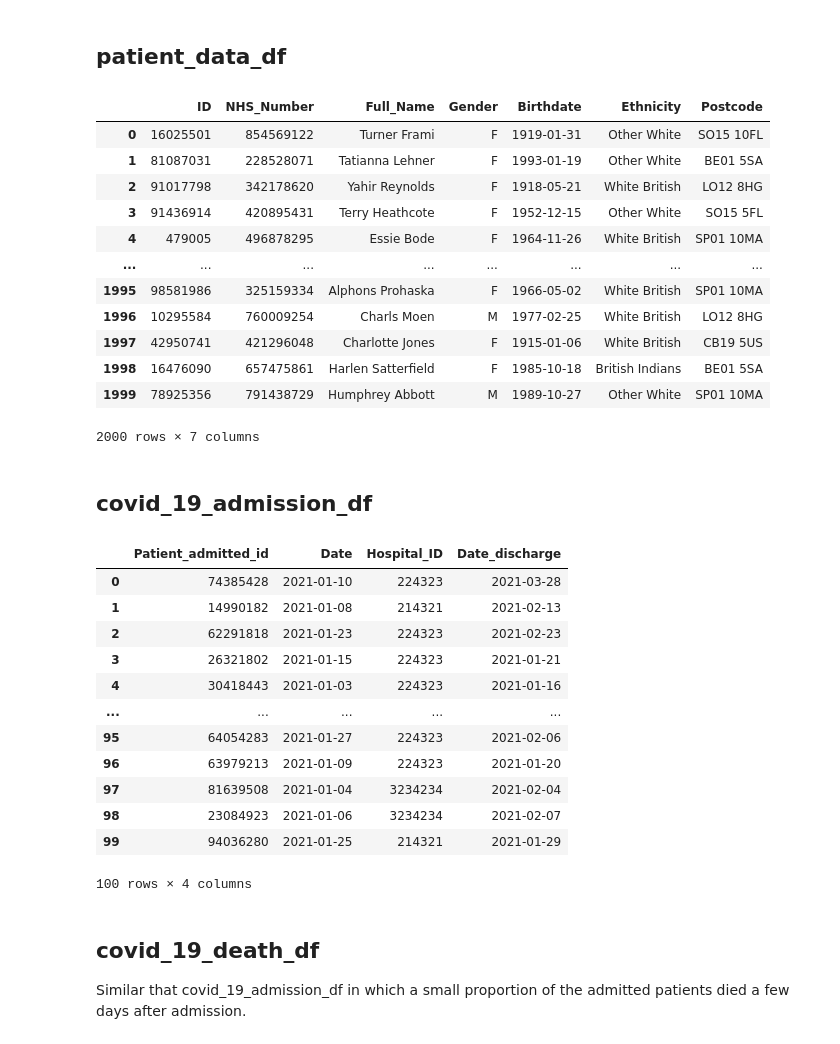
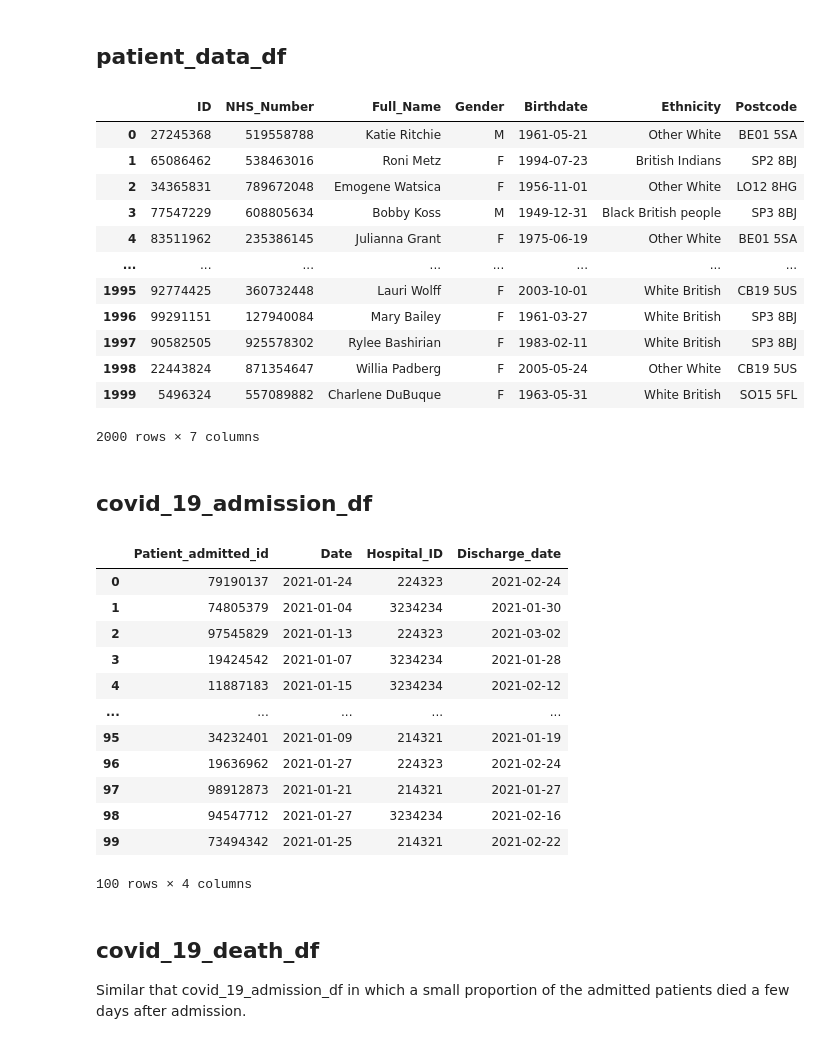
Before and after one commit to Manuel-DominguezCBG/SQL2Dashboard, a Jupyter notebook: Fake_database/1_Creating_the_fake_database.ipynb, the cells around one changed output. Drawn from its saved outputs; the diff is of its cells as text; code cells hidden in the pictures.

```diff
--- a/Fake_database/1_Creating_the_fake_database.ipynb
+++ b/Fake_database/1_Creating_the_fake_database.ipynb
@@ -115,34 +115,34 @@ def random_dates(start, end, size):
 # %%
 # Empty df with headers
 patients_admitted = pd.DataFrame(columns=['ID', 'NHS_Number','Full_Name','Gender', 'Birthdate', 'Ethnicity', 'Postcode'])
 
 # Populate the dataframe with the functions created above.
 patients_admitted['ID'] = random_id(size)
 patients_admitted['NHS_Number'] = random_NHS_number(size)
 patients_admitted['first_names'] = random_names('first_names', size)
 patients_admitted['last_names'] = random_names('last_names', size)
 patients_admitted['Full_Name'] = patients_admitted['first_names']  + ' ' + patients_admitted['last_names']
 del patients_admitted['first_names']
 del patients_admitted['last_names']
 patients_admitted['Gender'] = random_genders(size)
-patients_admitted['Birthdate'] = random_dates(start=pd.to_datetime('1900-01-01'), end=pd.to_datetime('2008-01-01'),
+patients_admitted['Birthdate'] = random_dates(start=pd.to_datetime('1936-01-01'), end=pd.to_datetime('2019-01-01'),
                                               size=size)
 patients_admitted['Ethnicity'] = random_Ethnicity(size)
 patients_admitted['Postcode'] = random_Postcode(size)
 patients_admitted
 # %% [output]
 |  | ID | NHS_Number | Full_Name | Gender | Birthdate | Ethnicity | Postcode |
-| 0 | 16025501 | 854569122 | Turner Frami | F | 1919-01-31 | Other White | SO15 10FL |
-| 1 | 81087031 | 228528071 | Tatianna Lehner | F | 1993-01-19 | Other White | BE01 5SA |
-| 2 | 91017798 | 342178620 | Yahir Reynolds | F | 1918-05-21 | White British | LO12 8HG |
-| 3 | 91436914 | 420895431 | Terry Heathcote | F | 1952-12-15 | Other White | SO15 5FL |
-| 4 | 479005 | 496878295 | Essie Bode | F | 1964-11-26 | White British | SP01 10MA |
+| 0 | 27245368 | 519558788 | Katie Ritchie | M | 1961-05-21 | Other White | BE01 5SA |
+| 1 | 65086462 | 538463016 | Roni Metz | F | 1994-07-23 | British Indians | SP2 8BJ |
+| 2 | 34365831 | 789672048 | Emogene Watsica | F | 1956-11-01 | Other White | LO12 8HG |
+| 3 | 77547229 | 608805634 | Bobby Koss | M | 1949-12-31 | Black British people | SP3 8BJ |
+| 4 | 83511962 | 235386145 | Julianna Grant | F | 1975-06-19 | Other White | BE01 5SA |
 | ... | ... | ... | ... | ... | ... | ... | ... |
-| 1995 | 98581986 | 325159334 | Alphons Prohaska | F | 1966-05-02 | White British | SP01 10MA |
-| 1996 | 10295584 | 760009254 | Charls Moen | M | 1977-02-25 | White British | LO12 8HG |
-| 1997 | 42950741 | 421296048 | Charlotte Jones | F | 1915-01-06 | White British | CB19 5US |
-| 1998 | 16476090 | 657475861 | Harlen Satterfield | F | 1985-10-18 | British Indians | BE01 5SA |
-| 1999 | 78925356 | 791438729 | Humphrey Abbott | M | 1989-10-27 | Other White | SP01 10MA |
+| 1995 | 92774425 | 360732448 | Lauri Wolff | F | 2003-10-01 | White British | CB19 5US |
+| 1996 | 99291151 | 127940084 | Mary Bailey | F | 1961-03-27 | White British | SP3 8BJ |
+| 1997 | 90582505 | 925578302 | Rylee Bashirian | F | 1983-02-11 | White British | SP3 8BJ |
+| 1998 | 22443824 | 871354647 | Willia Padberg | F | 2005-05-24 | Other White | CB19 5US |
+| 1999 | 5496324 | 557089882 | Charlene DuBuque | F | 1963-05-31 | White British | SO15 5FL |
 2000 rows × 7 columns
 # %%
 # To save this as CSV if neccesary
@@ -170,8 +170,9 @@ covid_19_admission_df['Patient_admitted_id'] = ID2df
 covid_19_admission_df['Date'] = random_dates(start=pd.to_datetime('2021-01-01'),
                                              end=pd.to_datetime('2021-01-31'), size=patients_admitted_length)
 
-
-
+# Discharge dates is created by generating random dates and adding to the date of admission
+dates = np.random.randint(3,50,len(covid_19_admission_df)).astype('timedelta64[D]')
+covid_19_admission_df["Discharge_date"] = covid_19_admission_df['Date'] + dates
 
 # So far, each hospital will get ramdon number of patients
 
@@ -180,18 +181,18 @@ covid_19_admission_df['Hospital_ID'] = np.random.choice(list(The_hospitals_list)
 
 covid_19_admission_df
 # %% [output]
-|  | Patient_admitted_id | Date | Hospital_ID | Date_discharge |
-| 0 | 74385428 | 2021-01-10 | 224323 | 2021-03-28 |
-| 1 | 14990182 | 2021-01-08 | 214321 | 2021-02-13 |
-| 2 | 62291818 | 2021-01-23 | 224323 | 2021-02-23 |
-| 3 | 26321802 | 2021-01-15 | 224323 | 2021-01-21 |
-| 4 | 30418443 | 2021-01-03 | 224323 | 2021-01-16 |
+|  | Patient_admitted_id | Date | Hospital_ID | Discharge_date |
+| 0 | 79190137 | 2021-01-24 | 224323 | 2021-02-24 |
+| 1 | 74805379 | 2021-01-04 | 3234234 | 2021-01-30 |
+| 2 | 97545829 | 2021-01-13 | 224323 | 2021-03-02 |
+| 3 | 19424542 | 2021-01-07 | 3234234 | 2021-01-28 |
+| 4 | 11887183 | 2021-01-15 | 3234234 | 2021-02-12 |
 | ... | ... | ... | ... | ... |
-| 95 | 64054283 | 2021-01-27 | 224323 | 2021-02-06 |
-| 96 | 63979213 | 2021-01-09 | 224323 | 2021-01-20 |
-| 97 | 81639508 | 2021-01-04 | 3234234 | 2021-02-04 |
-| 98 | 23084923 | 2021-01-06 | 3234234 | 2021-02-07 |
-| 99 | 94036280 | 2021-01-25 | 214321 | 2021-01-29 |
+| 95 | 34232401 | 2021-01-09 | 214321 | 2021-01-19 |
+| 96 | 19636962 | 2021-01-27 | 224323 | 2021-02-24 |
+| 97 | 98912873 | 2021-01-21 | 214321 | 2021-01-27 |
+| 98 | 94547712 | 2021-01-27 | 3234234 | 2021-02-16 |
+| 99 | 73494342 | 2021-01-25 | 214321 | 2021-02-22 |
 100 rows × 4 columns
 # %%
 # To save this as CSV
```
Also changed, not shown: parts of 14 cells of this notebook, 3 other files.
